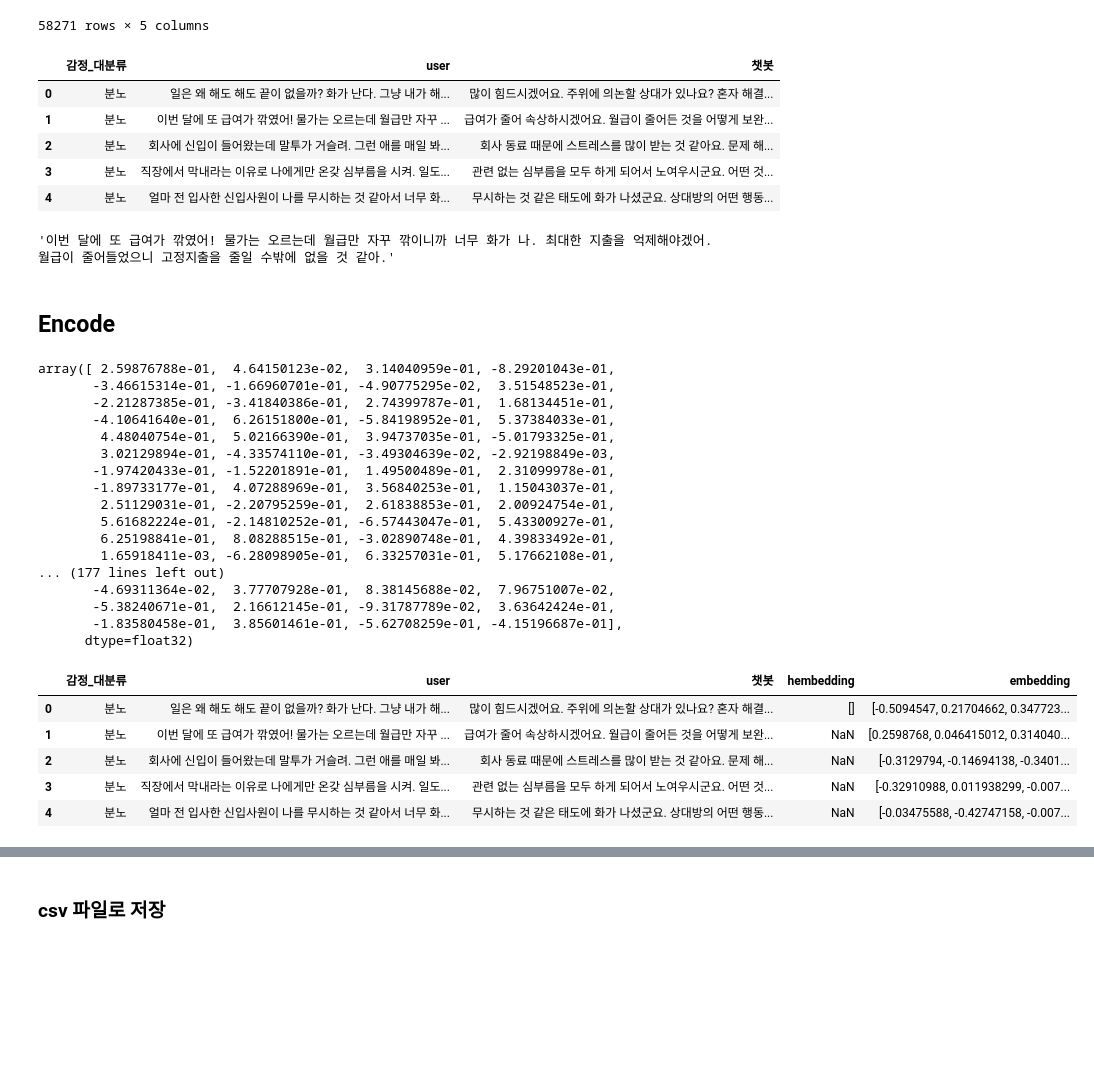
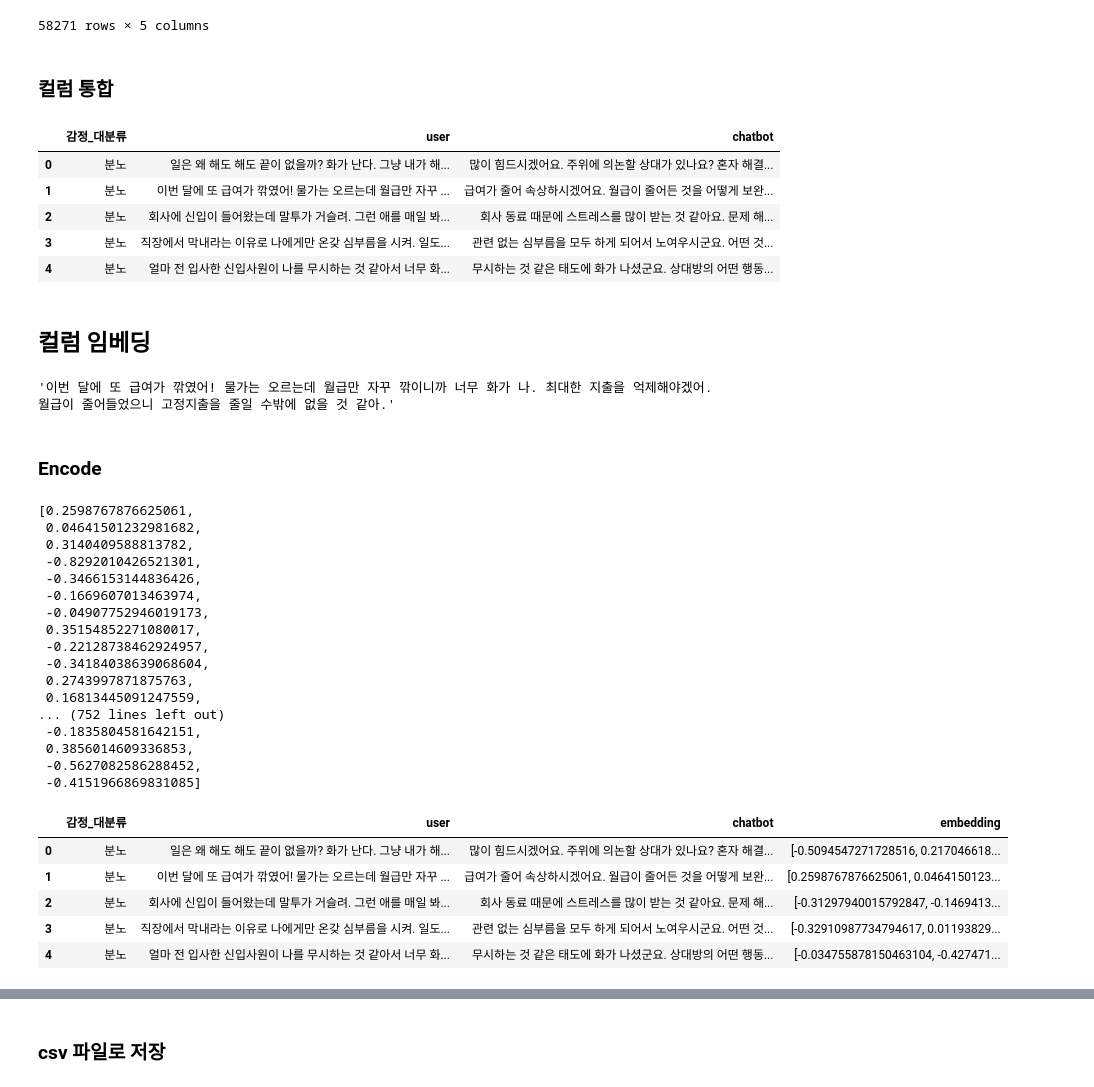
Before and after one commit to pal-ette/iNotePal, a Jupyter notebook: models/심리_chatbot.ipynb, the cells around one changed output, grey strips where cells are left out. Saved outputs shown, nothing was run; the diff lists cells and outputs as text; code cells hidden in the pictures; blank space fills up the shorter version.

```diff
--- a/models/심리_chatbot.ipynb
+++ b/models/심리_chatbot.ipynb
@@ -61,55 +89,59 @@ df
 | 58269 | 당황 | 나보다 결혼을 먼저 한 친구가 부러워. 그 친구 남편은 직장... | 먼저 결혼한 친구가 부럽군요. | 맞아. 그 친구와 비교하게 되니 자존감이 낮아지는 기분이야. | 비교로 자존감이 낮아지는군요. |
 | 58270 | 당황 | 친구들 모두 결혼하고 나만 혼자 남아서 쓸쓸하네. | 혼자 남아 외로움을 느끼는 것 같군요. | 맞아. 하지만 그렇다고 아무나하고 결혼할 수도 없잖아. | 이럴 때 기분을 나아지게 해 줄 만한 방법이 있을까요? |
 58271 rows × 5 columns
+# %% [markdown]
+### 컬럼 통합
 # %%
 # prompt: 사람문장1, 사람문장 2 컬럼을 유저 라는 새로운 컬럼으로 합치고 시스템문장1, 시스템문장 2 컬럼도 챗봇이라는 컬럼으로 합치는 코드를 알려줘
 
-# df['user'] = df['사람문장1'] + ' ' + df['사람문장2']
-# df['챗봇'] = df['시스템문장1'] + ' ' + df['시스템문장2']
-# df = df.drop(['사람문장1', '사람문장2', '시스템문장1', '시스템문장2'], axis=1)
+df['user'] = df['사람문장1'] + ' ' + df['사람문장2']
+df['chatbot'] = df['시스템문장1'] + ' ' + df['시스템문장2']
+df = df.drop(['사람문장1', '사람문장2', '시스템문장1', '시스템문장2'], axis=1)
 df.head()
 # %% [output]
-|  | 감정_대분류 | user | 챗봇 |
+|  | 감정_대분류 | user | chatbot |
 | 0 | 분노 | 일은 왜 해도 해도 끝이 없을까? 화가 난다. 그냥 내가 해... | 많이 힘드시겠어요. 주위에 의논할 상대가 있나요? 혼자 해결... |
 | 1 | 분노 | 이번 달에 또 급여가 깎였어! 물가는 오르는데 월급만 자꾸 ... | 급여가 줄어 속상하시겠어요. 월급이 줄어든 것을 어떻게 보완... |
 | 2 | 분노 | 회사에 신입이 들어왔는데 말투가 거슬려. 그런 애를 매일 봐... | 회사 동료 때문에 스트레스를 많이 받는 것 같아요. 문제 해... |
 | 3 | 분노 | 직장에서 막내라는 이유로 나에게만 온갖 심부름을 시켜. 일도... | 관련 없는 심부름을 모두 하게 되어서 노여우시군요. 어떤 것... |
 | 4 | 분노 | 얼마 전 입사한 신입사원이 나를 무시하는 것 같아서 너무 화... | 무시하는 것 같은 태도에 화가 나셨군요. 상대방의 어떤 행동... |
+# %% [markdown]
+## 컬럼 임베딩
 # %%
 df.loc[1, 'user']
 # %% [output]
 '이번 달에 또 급여가 깎였어! 물가는 오르는데 월급만 자꾸 깎이니까 너무 화가 나. 최대한 지출을 억제해야겠어. 월급이 줄어들었으니 고정지출을 줄일 수밖에 없을 것 같아.'
 # %% [markdown]
-## Encode
+### Encode
 # %%
-model.encode(df.loc[1, 'user'])
+model.encode(df.loc[1, 'user']).tolist()
 # %% [output]
-array([ 2.59876788e-01,  4.64150123e-02,  3.14040959e-01, -8.29201043e-01,
-       -3.46615314e-01, -1.66960701e-01, -4.90775295e-02,  3.51548523e-01,
-       -2.21287385e-01, -3.41840386e-01,  2.74399787e-01,  1.68134451e-01,
-       -4.10641640e-01,  6.26151800e-01, -5.84198952e-01,  5.37384033e-01,
-        4.48040754e-01,  5.02166390e-01,  3.94737035e-01, -5.01793325e-01,
-        3.02129894e-01, -4.33574110e-01, -3.49304639e-02, -2.92198849e-03,
-       -1.97420433e-01, -1.52201891e-01,  1.49500489e-01,  2.31099978e-01,
-       -1.89733177e-01,  4.07288969e-01,  3.56840253e-01,  1.15043037e-01,
-        2.51129031e-01, -2.20795259e-01,  2.61838853e-01,  2.00924754e-01,
-        5.61682224e-01, -2.14810252e-01, -6.57443047e-01,  5.43300927e-01,
-        6.25198841e-01,  8.08288515e-01, -3.02890748e-01,  4.39833492e-01,
-        1.65918411e-03, -6.28098905e-01,  6.33257031e-01,  5.17662108e-01,
-... (177 lines left out)
-       -4.69311364e-02,  3.77707928e-01,  8.38145688e-02,  7.96751007e-02,
-       -5.38240671e-01,  2.16612145e-01, -9.31787789e-02,  3.63642424e-01,
-       -1.83580458e-01,  3.85601461e-01, -5.62708259e-01, -4.15196687e-01],
-      dtype=float32)
+[0.2598767876625061,
+ 0.04641501232981682,
+ 0.3140409588813782,
+ -0.8292010426521301,
+ -0.3466153144836426,
+ -0.1669607013463974,
+ -0.04907752946019173,
+ 0.35154852271080017,
+ -0.22128738462924957,
+ -0.34184038639068604,
+ 0.2743997871875763,
+ 0.16813445091247559,
+... (752 lines left out)
+ -0.1835804581642151,
+ 0.3856014609336853,
+ -0.5627082586288452,
+ -0.4151966869831085]
 # %%
 df['embedding'] = pd.Series([[]]) * len(df)
 
-df['embedding'] = df['user'].map(lambda x: model.encode(x))
+df['embedding'] = df['user'].map(lambda x: model.encode(x).tolist())
 df.head()
 # %% [output]
-|  | 감정_대분류 | user | 챗봇 | hembedding | embedding |
-| 0 | 분노 | 일은 왜 해도 해도 끝이 없을까? 화가 난다. 그냥 내가 해... | 많이 힘드시겠어요. 주위에 의논할 상대가 있나요? 혼자 해결... | [] | [-0.5094547, 0.21704662, 0.347723... |
-| 1 | 분노 | 이번 달에 또 급여가 깎였어! 물가는 오르는데 월급만 자꾸 ... | 급여가 줄어 속상하시겠어요. 월급이 줄어든 것을 어떻게 보완... | NaN | [0.2598768, 0.046415012, 0.314040... |
-| 2 | 분노 | 회사에 신입이 들어왔는데 말투가 거슬려. 그런 애를 매일 봐... | 회사 동료 때문에 스트레스를 많이 받는 것 같아요. 문제 해... | NaN | [-0.3129794, -0.14694138, -0.3401... |
-| 3 | 분노 | 직장에서 막내라는 이유로 나에게만 온갖 심부름을 시켜. 일도... | 관련 없는 심부름을 모두 하게 되어서 노여우시군요. 어떤 것... | NaN | [-0.32910988, 0.011938299, -0.007... |
-| 4 | 분노 | 얼마 전 입사한 신입사원이 나를 무시하는 것 같아서 너무 화... | 무시하는 것 같은 태도에 화가 나셨군요. 상대방의 어떤 행동... | NaN | [-0.03475588, -0.42747158, -0.007... |
+|  | 감정_대분류 | user | chatbot | embedding |
+| 0 | 분노 | 일은 왜 해도 해도 끝이 없을까? 화가 난다. 그냥 내가 해... | 많이 힘드시겠어요. 주위에 의논할 상대가 있나요? 혼자 해결... | [-0.5094547271728516, 0.217046618... |
+| 1 | 분노 | 이번 달에 또 급여가 깎였어! 물가는 오르는데 월급만 자꾸 ... | 급여가 줄어 속상하시겠어요. 월급이 줄어든 것을 어떻게 보완... | [0.2598767876625061, 0.0464150123... |
+| 2 | 분노 | 회사에 신입이 들어왔는데 말투가 거슬려. 그런 애를 매일 봐... | 회사 동료 때문에 스트레스를 많이 받는 것 같아요. 문제 해... | [-0.31297940015792847, -0.1469413... |
+| 3 | 분노 | 직장에서 막내라는 이유로 나에게만 온갖 심부름을 시켜. 일도... | 관련 없는 심부름을 모두 하게 되어서 노여우시군요. 어떤 것... | [-0.32910987734794617, 0.01193829... |
+| 4 | 분노 | 얼마 전 입사한 신입사원이 나를 무시하는 것 같아서 너무 화... | 무시하는 것 같은 태도에 화가 나셨군요. 상대방의 어떤 행동... | [-0.034755878150463104, -0.427471... |
```
Also changed, not shown: parts of 12 cells of this notebook.
